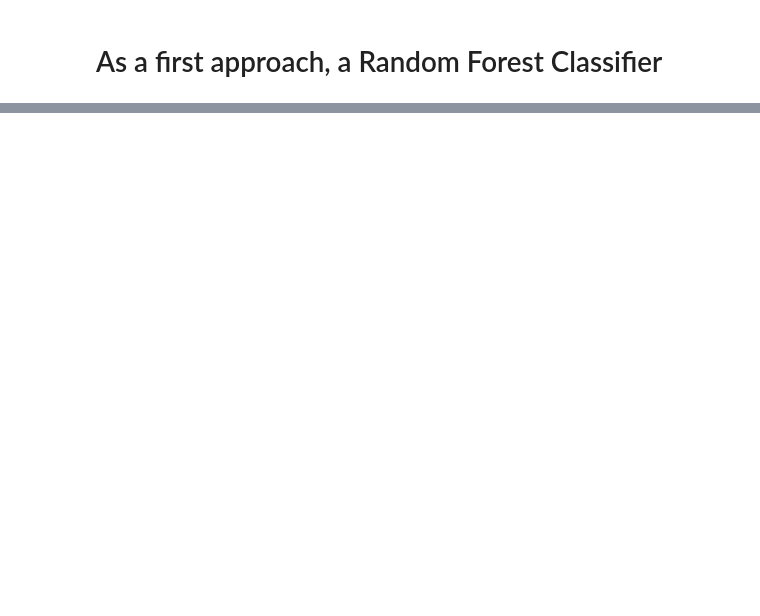
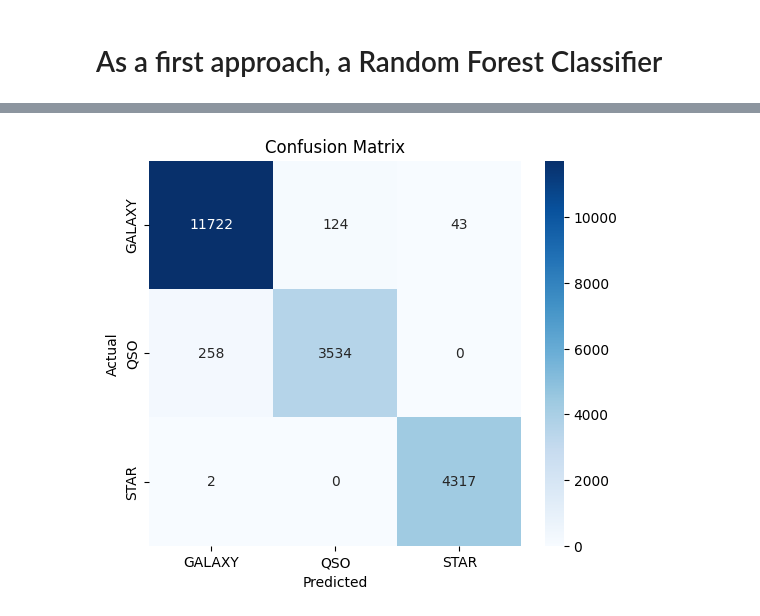
Before and after one commit to YassinTalhaoui/MA-Thesis-ML-Applied-to-stars, a Jupyter notebook: SDSS-classification.ipynb, the cells around one changed output, grey strips where cells are left out. Saved outputs shown, nothing was run; the diff lists cells and outputs as text; code cells hidden in the pictures; blank space fills up the shorter version.

Commit message:
Kaggle Notebook | SDSS-classification.ipynb | Version 5

```diff
--- a/SDSS-classification.ipynb
+++ b/SDSS-classification.ipynb
@@ -185,0 +200,5 @@ plt.show()
+# %%
+df["u-g"] = df["u"] - df["g"]
+df["g-r"] = df["g"] - df["r"]
+df["r-i"] = df["r"] - df["i"]
+df["i-z"] = df["i"] - df["z"]
@@ -185,0 +207,2 @@ plt.show()
+# %%
+df["log_redshift"] = np.log1p(df["redshift"])  # log(1 + redshift) to avoid log(0)
@@ -185,0 +211,5 @@ plt.show()
+# %%
+df["ra_sin"] = np.sin(np.radians(df["alpha"]))
+df["ra_cos"] = np.cos(np.radians(df["alpha"]))
+df["dec_sin"] = np.sin(np.radians(df["delta"]))
+df["dec_cos"] = np.cos(np.radians(df["delta"]))
@@ -185,0 +218,2 @@ plt.show()
+# %%
+df = df.drop(columns=["redshift"])
@@ -231,3 +261,79 @@ Classification Report:
     accuracy                           0.98     20000
    macro avg       0.98      0.97      0.98     20000
 weighted avg       0.98      0.98      0.98     20000
+# %%
+
+
+# Load your dataset
+#df= pd.read_csv("/kaggle/input/stellar-classification-dataset-sdss17/star_classification.csv")
+
+# 🚀 **1. Drop unnecessary ID columns**
+#df = df.drop(columns=["obj_ID", "spec_obj_ID", "run_ID", "rerun_ID", "cam_col", "field_ID", "plate", "MJD", "fiber_ID"])
+
+# 🚀 **2. Encode the target variable**
+#label_encoder = LabelEncoder()
+#df["class"] = label_encoder.fit_transform(df["class"])  # 0=Galaxy, 1=Star, 2=QSO
+
+# 🚀 **3. Feature Engineering: Adding New Features**
+# 3.1. Create color index features (Magnitude differences)
+#df["u-g"] = df["u"] - df["g"]
+#df["g-r"] = df["g"] - df["r"]
+#df["r-i"] = df["r"] - df["i"]
+#df["i-z"] = df["i"] - df["z"]
+
+# 3.2. Log Transformation for redshift (reduce skewness)
+#df["log_redshift"] = np.log1p(df["redshift"])  # log(1 + redshift) to avoid log(0)
+
+# 3.3. Spatial Features - Convert Right Ascension (RA) & Declination (DEC) into sin/cos
+#df["ra_sin"] = np.sin(np.radians(df["alpha"]))
+#df["ra_cos"] = np.cos(np.radians(df["alpha"]))
+#df["dec_sin"] = np.sin(np.radians(df["delta"]))
+#df["dec_cos"] = np.cos(np.radians(df["delta"]))
+
+# 🚀 **4. Drop original redshift column (since we now use log_redshift)**
+#df = df.drop(columns=["redshift"])
+
+# 🚀 **5. Split features and target**
+#X = df.drop(columns=["class"])
+#y = df["class"]
+
+# 🚀 **6. Scale numerical features**
+#scaler = StandardScaler()
+#X_scaled = scaler.fit_transform(X)
+
+# 🚀 **7. Train-test split**
+#X_train, X_test, y_train, y_test = train_test_split(X_scaled, y, test_size=0.2, random_state=42, stratify=y)
+
+# 🚀 **8. Train Random Forest Model**
+rf = RandomForestClassifier(n_estimators=200, max_depth=15, random_state=42)
+rf.fit(X_train, y_train)
+
+# 🚀 **9. Make Predictions & Evaluate Model**
+y_pred = rf.predict(X_test)
+
+# Accuracy
+accuracy = accuracy_score(y_test, y_pred)
+print(f"Random Forest Accuracy: {accuracy:.4f}")
+
+# Classification Report
+print("Classification Report:\n", classification_report(y_test, y_pred))
+
+# 🚀 **10. Confusion Matrix Visualization**
+plt.figure(figsize=(6,5))
+sns.heatmap(confusion_matrix(y_test, y_pred), annot=True, fmt="d", cmap="Blues", xticklabels=label_encoder.classes_, yticklabels=label_encoder.classes_)
+plt.xlabel("Predicted")
+plt.ylabel("Actual")
+plt.title("Confusion Matrix")
+plt.show()
+
+# 🚀 **11. Feature Importance Analysis**
+feature_importances = rf.feature_importances_
+feature_names = X.columns
+
+plt.figure(figsize=(8, 6))
+sns.barplot(x=feature_importances, y=feature_names, palette="viridis")
+plt.xlabel("Importance Score")
+plt.ylabel("Feature")
+plt.title("Feature Importance in Random Forest")
+plt.show()
+# %% [output]
@@ -233,0 +351 @@ weighted avg       0.98      0.98      0.98     20000
+[figure, added]
```
Also changed, not shown: parts of 18 cells of this notebook.
